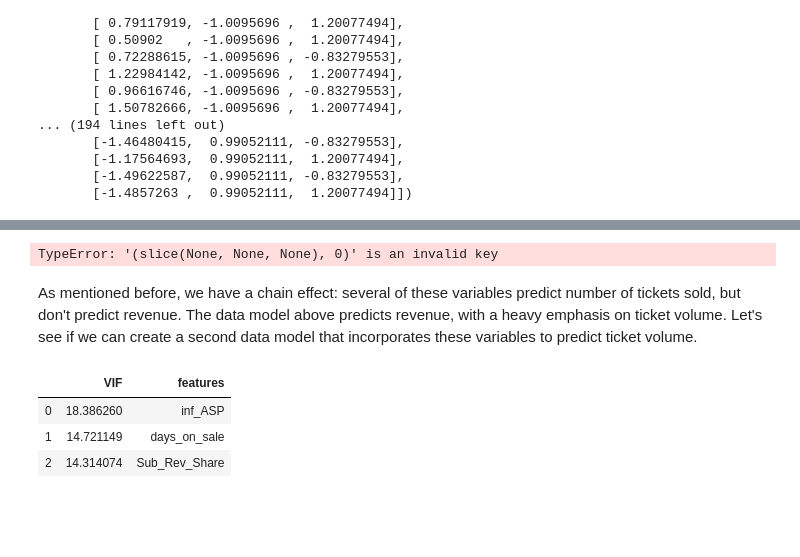
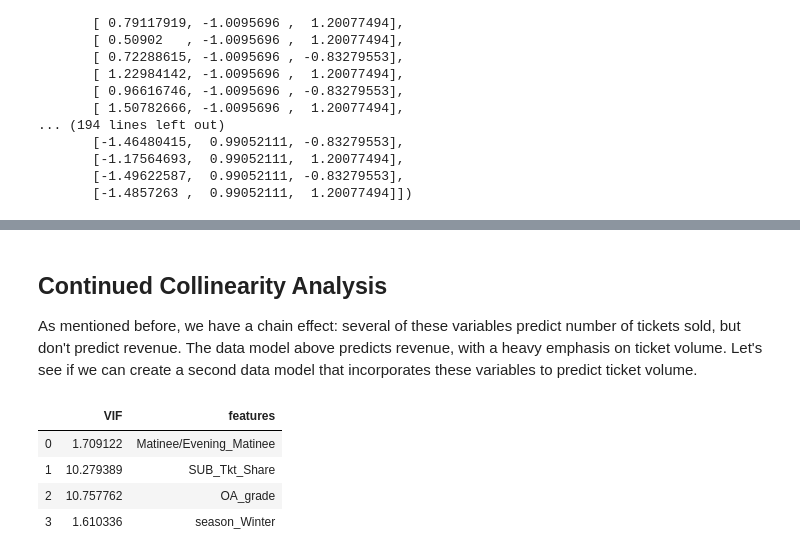
Before and after one commit to SwissMisra/RevenueAnalytics, a Jupyter notebook: Github Analysis.ipynb, the cells around one changed output, grey strips where cells are left out. Saved outputs shown, nothing was run; the diff lists cells and outputs as text; code cells hidden in the pictures; blank space fills up the shorter version.

```diff
--- a/Github Analysis.ipynb
+++ b/Github Analysis.ipynb
@@ -319,27 +361,21 @@ OLS Regression Results
 Warnings:
 [1] Standard Errors assume that the covariance matrix of the errors is correctly specified.
-# %%
-plt.scatter(x_train[:,0],y,cmap ='rainbow')
-plt.xlabel('Log of Tickets Sold', fontsize = 15)
-plt.ylabel('Log of Inflation-Adjusted Net Revenue', fontsize = 15)
-yhat = x1 * (.1426-.0426+.0937) + 7.4301
-fig = plt.plot(x1,yhat, lw=4, c='red', label ='Regression')
-plt.show()
-# %% [output]
-TypeError: '(slice(None, None, None), 0)' is an invalid key
 # %% [markdown]
+## Continued Collinearity Analysis ##
+
 As mentioned before, we have a chain effect: several of these variables predict number of tickets sold, but don't predict revenue. The data model above predicts revenue, with a heavy emphasis on ticket volume. Let's see if we can create a second data model that incorporates these variables to predict ticket volume.
 # %%
-x1 = data_with_days[['inf_ASP','days_on_sale','Sub_Rev_Share']]
+x2 = data_with_days[['Matinee/Evening_Matinee','SUB_Tkt_Share','OA_grade','season_Winter']]
 y = data_with_days['tickets_sold']
 from statsmodels.stats.outliers_influence import variance_inflation_factor
-variables = x1
+variables = x2
 vif = pd.DataFrame()
 vif["VIF"] = [variance_inflation_factor(variables.values, i) for i in range(variables.shape[1])]
 vif["features"] = variables.columns
 vif
 # %% [output]
 |  | VIF | features |
-| 0 | 18.386260 | inf_ASP |
-| 1 | 14.721149 | days_on_sale |
-| 2 | 14.314074 | Sub_Rev_Share |
+| 0 | 1.709122 | Matinee/Evening_Matinee |
+| 1 | 10.279389 | SUB_Tkt_Share |
+| 2 | 10.757762 | OA_grade |
+| 3 | 1.610336 | season_Winter |
```
Also changed, not shown: parts of 41 cells of this notebook.
